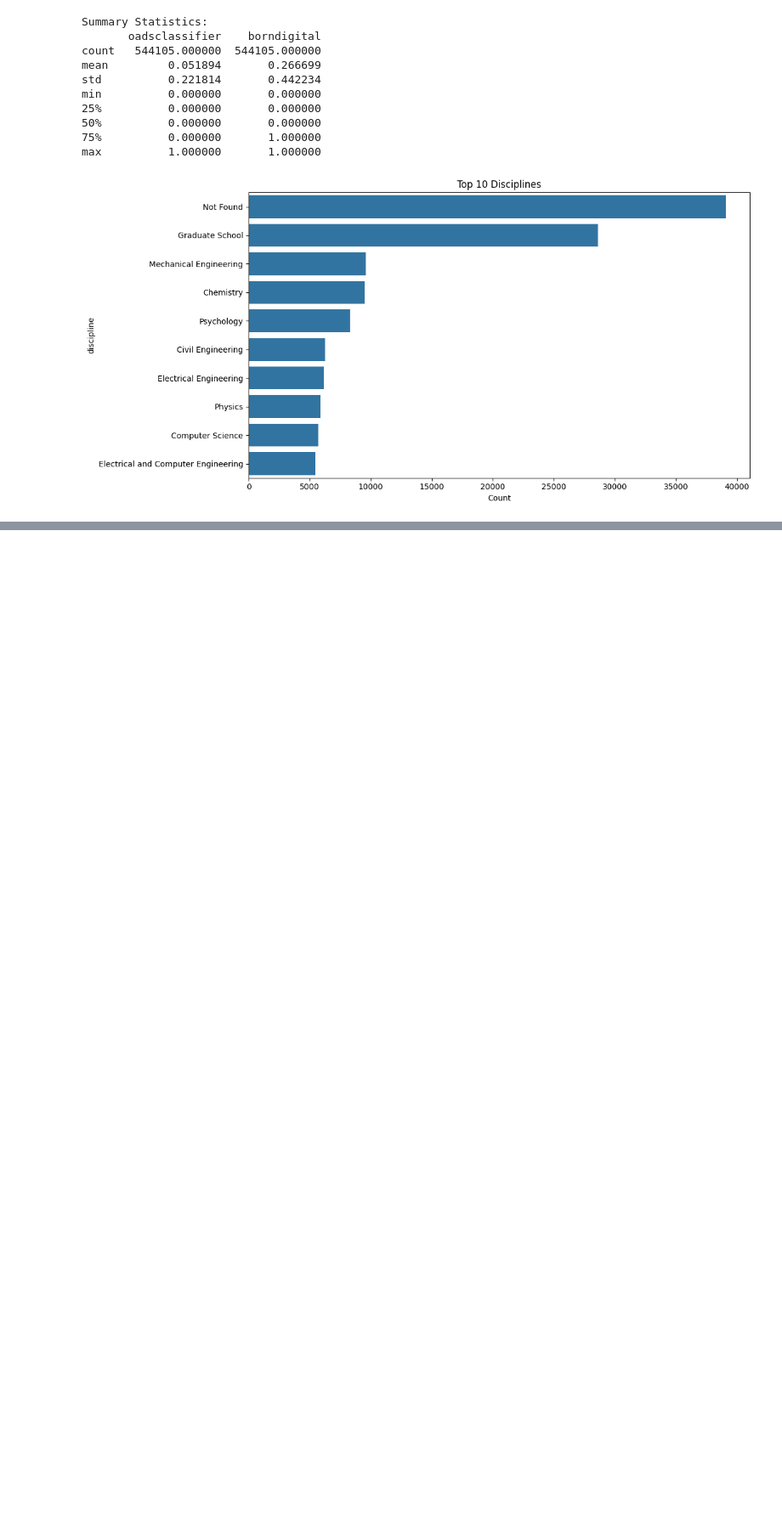
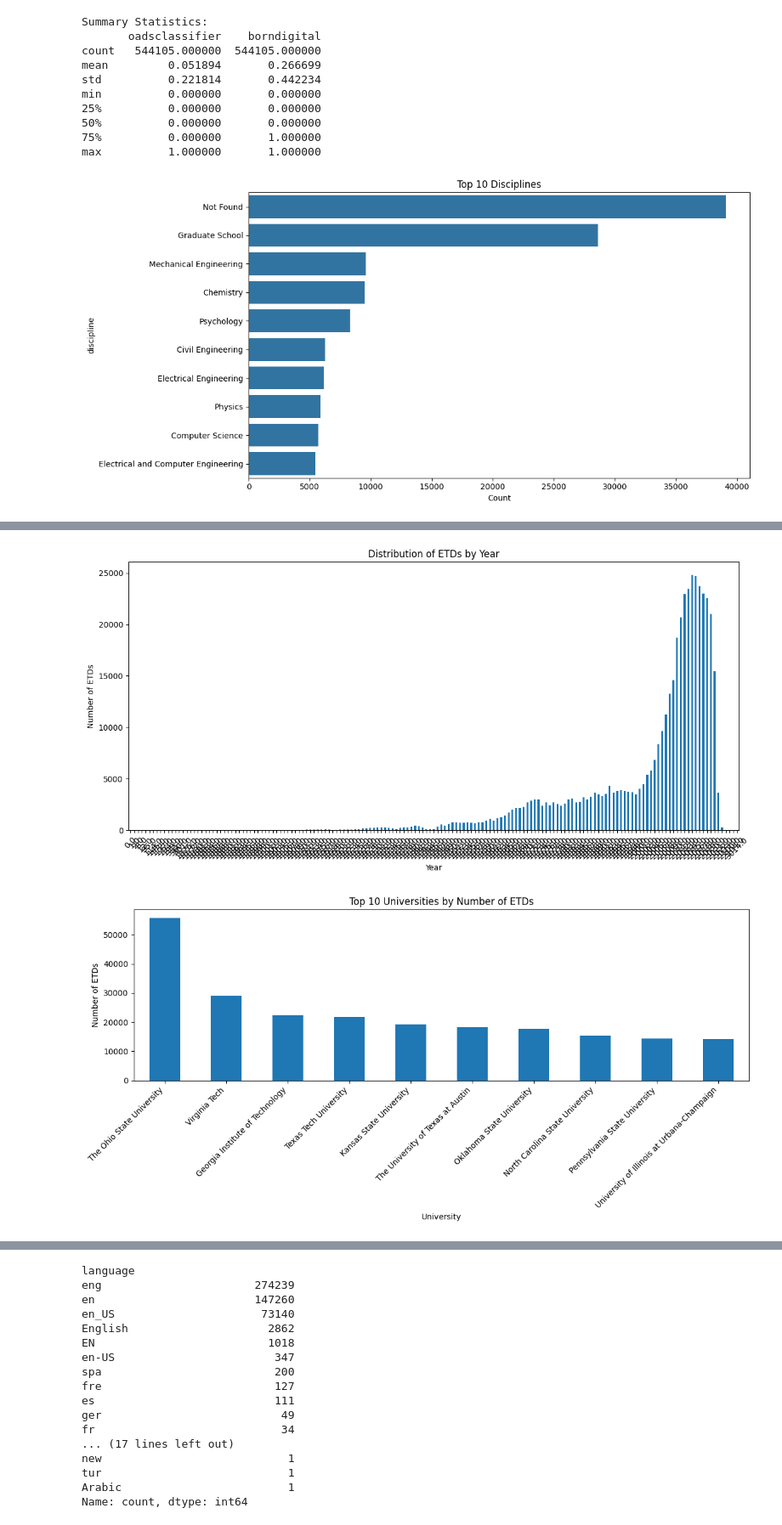
Before and after one commit to tongwu22/ETD, a Jupyter notebook: ETD1.ipynb, the cells around one changed output, grey strips where cells are left out. Shown at 85% size. Drawn from its saved outputs; the diff is of its cells as text; code cells hidden in the pictures; blank space fills up the shorter version.

```diff
--- a/ETD1.ipynb
+++ b/ETD1.ipynb
@@ -91,0 +141,44 @@ max          1.000000       1.000000
+# %%
+import pandas as pd
+import matplotlib.pyplot as plt
+
+# Load the data (assuming it's already loaded as df)
+
+# Convert year to numeric, handling errors
+df['year'] = pd.to_numeric(df['year'], errors='coerce')
+
+# Distribution by year
+year_counts = df['year'].value_counts().sort_index()
+plt.figure(figsize=(12, 6))
+year_counts.plot(kind='bar')
+plt.title('Distribution of ETDs by Year')
+plt.xlabel('Year')
+plt.ylabel('Number of ETDs')
+plt.xticks(rotation=45)
+plt.tight_layout()
+plt.show()
+
+# Top 10 universities
+top_universities = df['university'].value_counts().head(10)
+plt.figure(figsize=(12, 6))
+top_universities.plot(kind='bar')
+plt.title('Top 10 Universities by Number of ETDs')
+plt.xlabel('University')
+plt.ylabel('Number of ETDs')
+plt.xticks(rotation=45, ha='right')
+plt.tight_layout()
+plt.show()
+
+# Language distribution
+language_counts = df['language'].value_counts()
+plt.figure(figsize=(10, 6))
+language_counts.plot(kind='pie', autopct='%1.1f%%')
+plt.title('Distribution of ETDs by Language')
+plt.ylabel('')
+plt.tight_layout()
+plt.show()
+
+print(language_counts)
+# %% [output]
+[figure, added]
+[figure, added]
@@ -91,0 +186,17 @@ max          1.000000       1.000000
+language
+eng                       274239
+en                        147260
+en_US                      73140
+English                     2862
+EN                          1018
+en-US                        347
+spa                          200
+fre                          127
+es                           111
+ger                           49
+fr                            34
+... (17 lines left out)
+new                            1
+tur                            1
+Arabic                         1
+Name: count, dtype: int64
```
Also changed, not shown: parts of 9 cells of this notebook.
